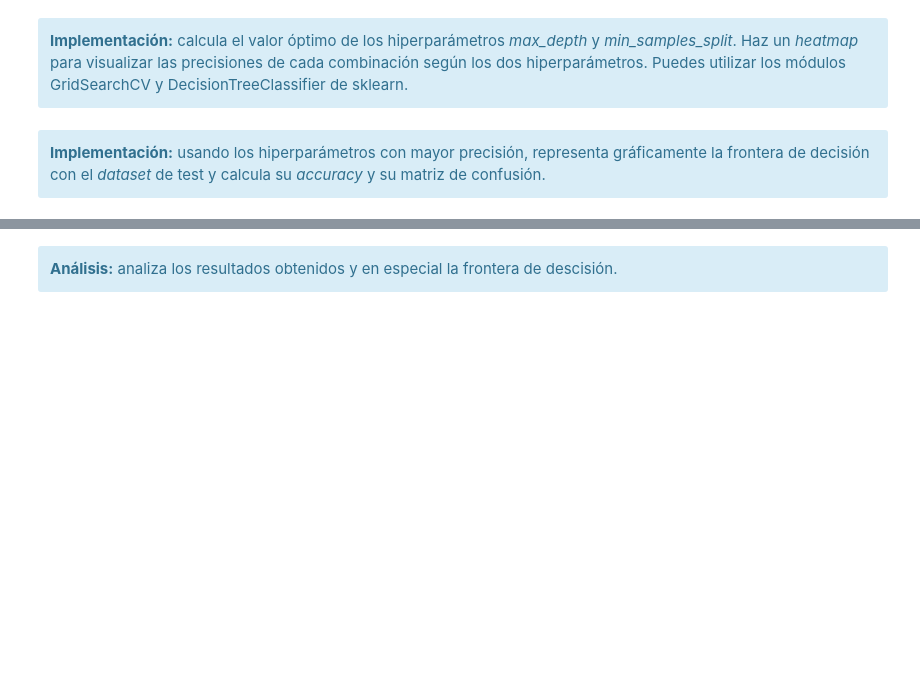
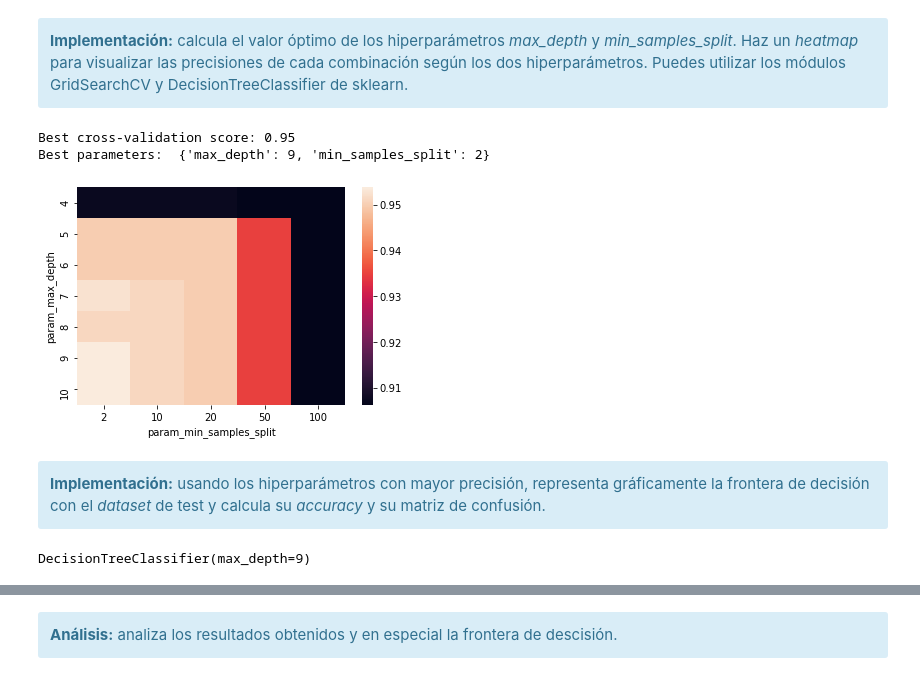
Before and after one commit to fmorales93/PEC3, a Jupyter notebook: 20211_M2.855_PEC3_Enunciado.ipynb, the cells around one changed output, grey strips where cells are left out. Drawn from its saved outputs; the diff is of its cells as text; code cells hidden in the pictures; blank space fills up the shorter version.

```diff
--- a/20211_M2.855_PEC3_Enunciado.ipynb
+++ b/20211_M2.855_PEC3_Enunciado.ipynb
@@ -225,7 +278,33 @@ Igual que en los casos anteriores, utilizaremos validación cruzada (*cross-vali
 <div class="alert alert-block alert-info">
     <strong>Implementación:</strong> calcula el valor óptimo de los hiperparámetros <i>max_depth</i> y <i>min_samples_split</i>. Haz un <i>heatmap</i> para visualizar las precisiones de cada combinación según los dos hiperparámetros. Puedes utilizar los módulos GridSearchCV y DecisionTreeClassifier de sklearn.
 </div>
+# %%
+param_grid = {'max_depth': np.arange(4, 11, 1),
+              'min_samples_split': [2,10, 20, 50, 100]}
+
+gs = GridSearchCV(DecisionTreeClassifier(), param_grid,cv=4)
+
+gs_results = gs.fit(X_train, y_train)
+# %%
+print("Best cross-validation score: {:.2f}".format(gs_results.best_score_))
+print("Best parameters: ", gs_results.best_params_)
+
+import pandas as pd
+pvt = pd.pivot_table(pd.DataFrame(gs_results.cv_results_),
+    values='mean_test_score', index='param_max_depth', columns='param_min_samples_split')
+
+pvt
+ax = sns.heatmap(pvt)
+# %% [output]
+Best cross-validation score: 0.95
+Best parameters:  {'max_depth': 9, 'min_samples_split': 2}
+[figure, added]
 # %% [markdown]
 <div class="alert alert-block alert-info">
 <strong>Implementación:</strong> usando los hiperparámetros con mayor precisión, representa gráficamente la frontera de decisión con el <i>dataset</i> de test y calcula su <i>accuracy</i> y su matriz de confusión.
 </div>
+# %%
+dtc_model = DecisionTreeClassifier(max_depth=gs_results.best_params_["max_depth"], min_samples_split=gs_results.best_params_["min_samples_split"])
+dtc_model.fit(X_train,y_train)
+# %% [output]
+DecisionTreeClassifier(max_depth=9)
```
Also changed, not shown: parts of 28 cells of this notebook, 2 other files.
